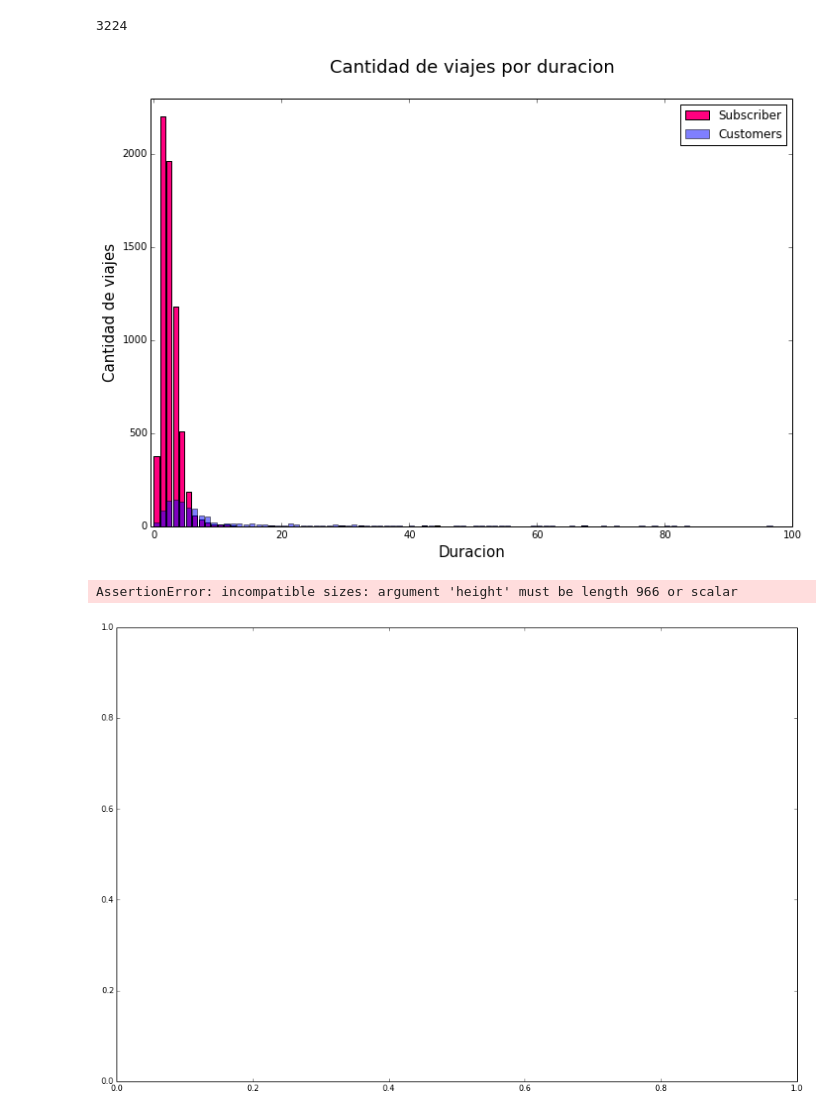
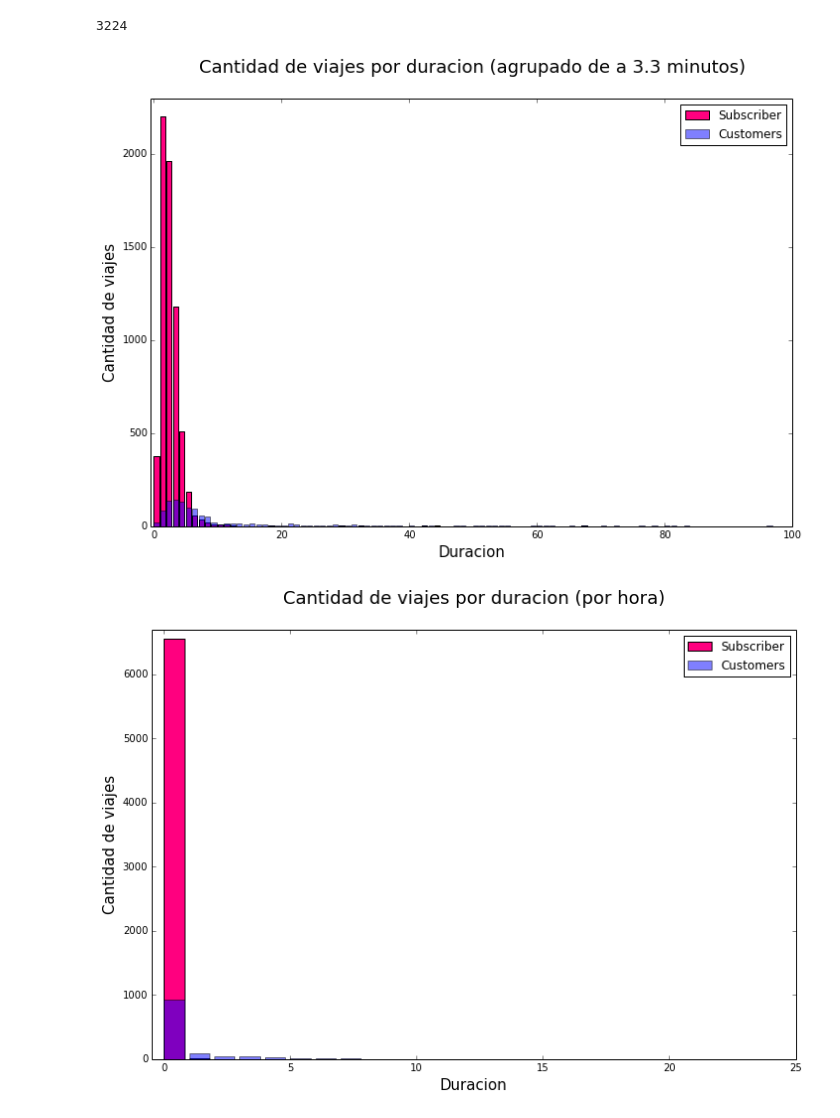
Before and after one commit to LeoCenturion/tp1_datos, a Jupyter notebook: duracion_Customers_vs_Subscriber.ipynb, the cells around one changed output. Saved outputs shown, nothing was run; the diff lists cells and outputs as text; code cells hidden in the pictures.

Commit message:
Agrego grafico en duracion de customers y subscribers

```diff
--- a/duracion_Customers_vs_Subscriber.ipynb
+++ b/duracion_Customers_vs_Subscriber.ipynb
@@ -57,47 +57,41 @@ plot.ylim(0, 2300) #solo para que quede lindo, igual deberia ser segun los valor
 #plot.yticks((Y))
 plot.ylabel('Cantidad de viajes', fontsize = 15)
 
-plot.title('Cantidad de viajes por duracion\n', fontsize = 18)
+plot.title('Cantidad de viajes por duracion (agrupado de a 3.3 minutos)\n', fontsize = 18)
 
 plot.legend(loc="upper right")
 plot.show()
 # %% [output]
-[figure, old version]
+[figure, new version]
+# %%
+trips_S3 = trips_S.groupby(pd.cut(trips_S.duration, range(0,trips_C['duration'].max()+3600, 3600))).size() #agrupa cada 1hs
+cantidad_S3 = trips_S3.count()
+# %%
+trips_C3 = trips_C.groupby(pd.cut(trips_C.duration, range(0,trips_C['duration'].max()+3600, 3600))).size() #agrupa cada 1hs
+cantidad_C3 = trips_C3.count()
 # %%
-#ESTE NO FUNCIONA PORQUE HAY MUCHOS DATOS
 
 from numpy import ma
 %matplotlib inline
+X=np.arange(cantidad_S3)
+Y1=trips_S3
+Y2=trips_C3
 
-X = np.arange(len(cantidad_viajes_C.index))
-Y1 = cantidad_viajes_C.loc[:,'id']
-Y2 = cantidad_viajes_S.loc[:,'id']
-Y3 = cantidad_viajes_totales.loc[:,'id']
+plot.axes([0.025, 0.025, 1.5, 1.5])
+plot.bar(X , Y1, facecolor='#ff007f', label="Subscriber")
+plot.bar(X , Y2, alpha=.5, label="Customers")
 
-plot.axes([0.025, 0.025, 2, 2])
-#plot.bar(X + 0.25, Y3, width = 0.5, align="center")
-#plot.bar(X - 0.12, Y1, facecolor='#9999ff', edgecolor='white',  alpha=.5, width = 0.25, align="center", label="Customers") #no subscriptos, azul #alpha es la opacidad
-plot.bar(X , Y2, facecolor='#ff9999', edgecolor='white',  alpha=.5, width = 0.25, label="Subscriber") #subscriptos, rojo
-
-
-#for x, y in zip(X, Y1):
-#    plot.text(x + 0.4, y + 0.05, '%.2f' % y, ha='right', va= 'bottom')
-
-#for x, y in zip(X, Y2):
-#    plot.text(x + 0.4, y + 0.05, '%.2f' % y, ha='right', va= 'top')
-
-plot.xlim(-.5,len(cantidad_viajes_C.index)-0.5)
-#plot.xticks(X, cantidad_viajes_C.index, fontsize = 13)
+plot.xlim(-.5,25)
+#plot.xticks(trips_S2.index, fontsize = 13)
 plot.xlabel('Duracion', fontsize = 15)
 
-#plot.ylim(0, 5400) #solo para que quede lindo, igual deberia ser segun los valores blabla..
-#plot.yticks((Y1))
+plot.ylim(0, 6700) #solo para que quede lindo, igual deberia ser segun los valores blabla..
+#plot.yticks((Y))
 plot.ylabel('Cantidad de viajes', fontsize = 15)
 
-plot.title('Cantidad de viajes por duracion\n', fontsize = 18)
+plot.title('Cantidad de viajes por duracion (por hora)\n', fontsize = 18)
 
-plot.legend(loc="upper left")
+plot.legend(loc="upper right")
 plot.show()
 # %% [output]
-AssertionError: incompatible sizes: argument 'height' must be length 966 or scalar
-[figure, old version]
+[figure, new version]
```
